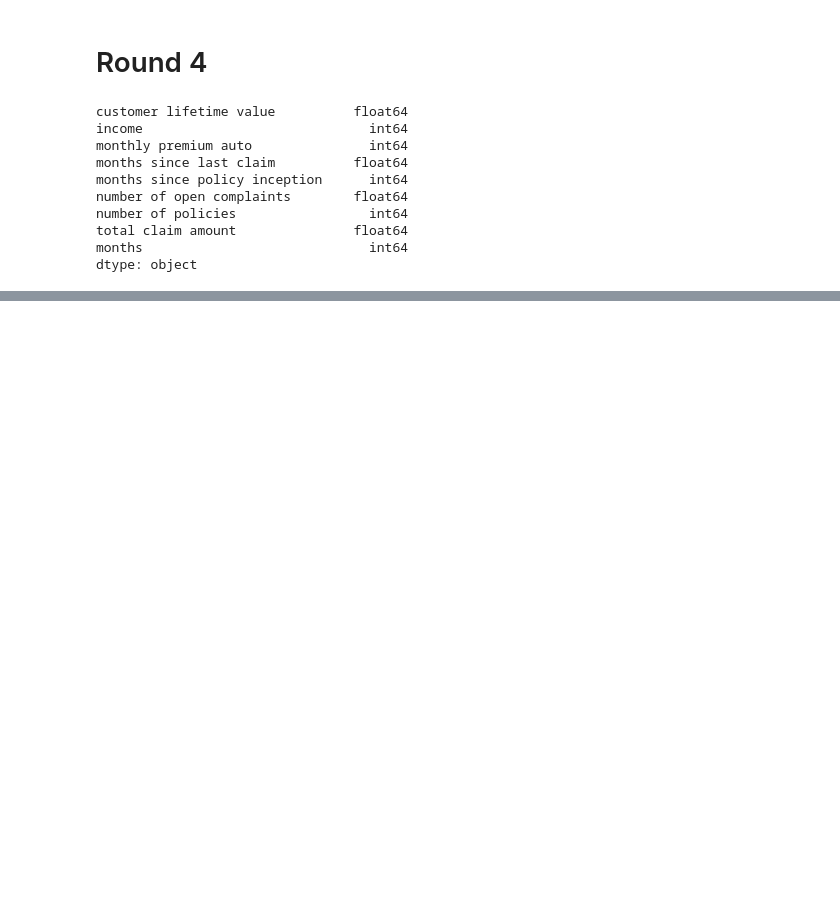
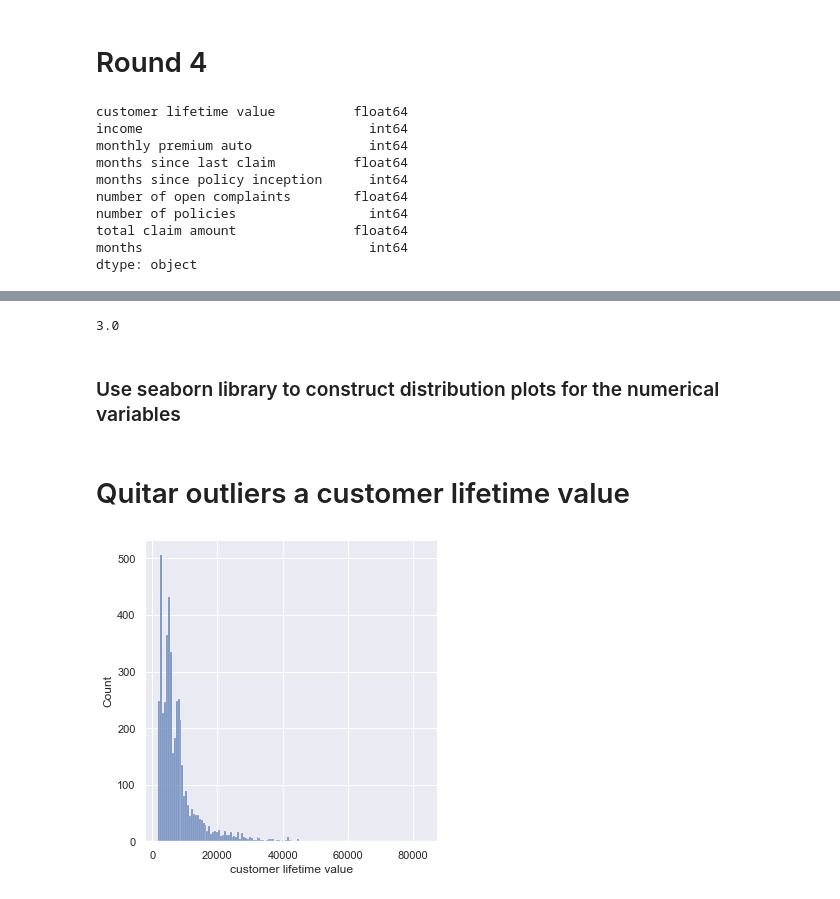
Before and after one commit to Jesus-Almansa/lab-customer-analysis-round-2, a Jupyter notebook: files_for_lab/csv_files/customer_analysis_round2.ipynb, the cells around one changed output, grey strips where cells are left out. Saved outputs shown, nothing was run; the diff lists cells and outputs as text; code cells hidden in the pictures; blank space fills up the shorter version.

```diff
--- a/files_for_lab/csv_files/customer_analysis_round2.ipynb
+++ b/files_for_lab/csv_files/customer_analysis_round2.ipynb
@@ -8,6 +8,7 @@ import pandas as pd
 import matplotlib.pyplot as plt
 import scipy.stats as stats
 import seaborn as sns
+sns.set()
 # %%
 # df.columns
 # %%
@@ -169,0 +191,13 @@ dtype: object
+# %%
+len(X_num.dtypes)/3
+# %% [output]
+3.0
+# %% [markdown]
+### Use seaborn library to construct distribution plots for the numerical variables
+# %% [markdown]
+# Quitar outliers a customer lifetime value
+# %%
+sns.displot(df['customer lifetime value'])
+plt.show()
+# %% [output]
+[figure, added]
```
Also changed, not shown: parts of 2 cells of this notebook.
